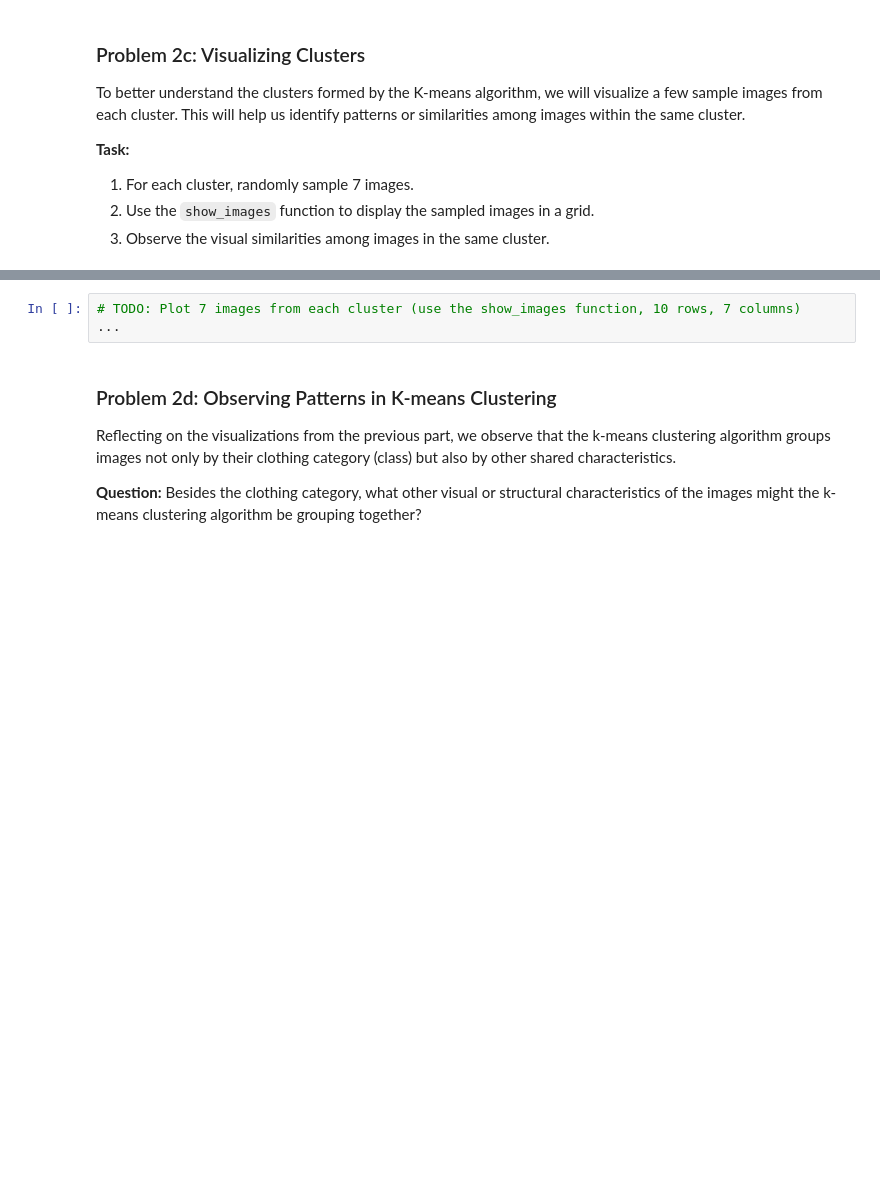
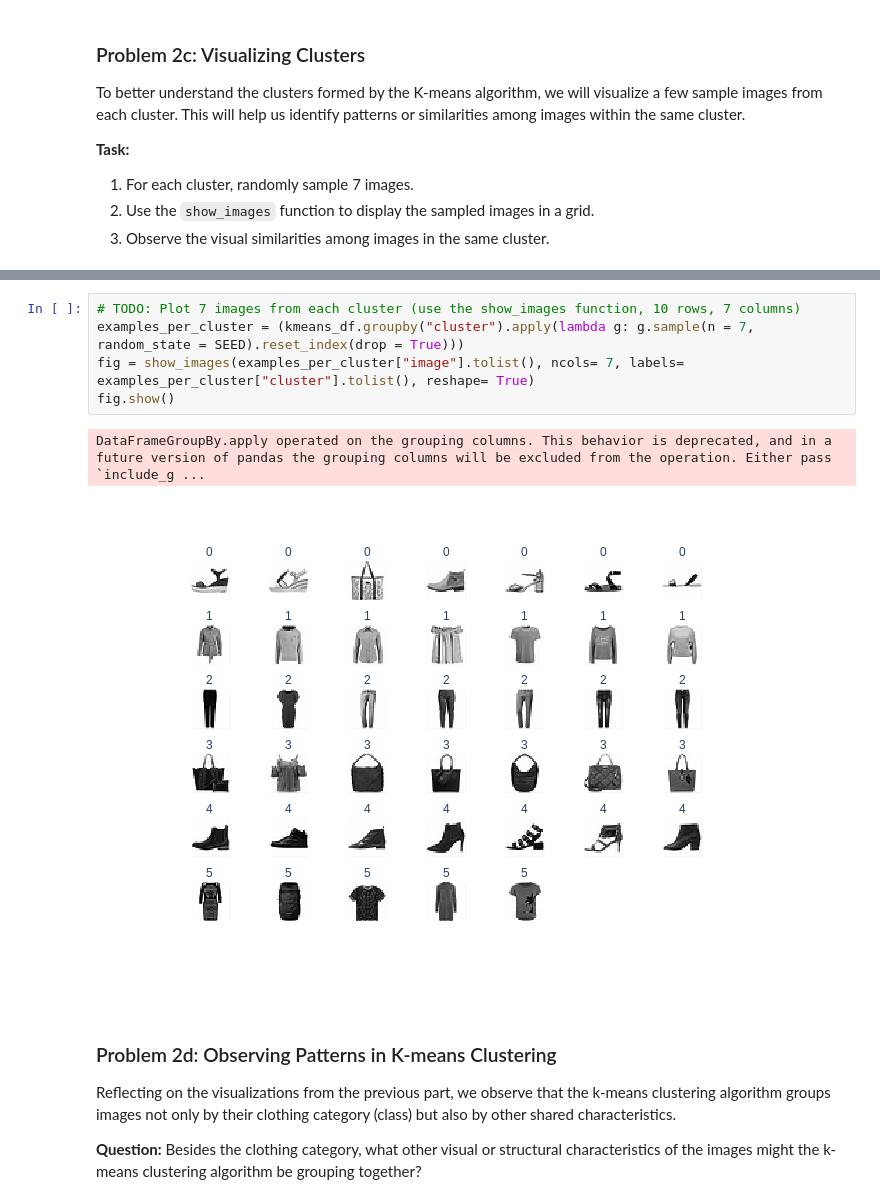
Before and after one commit to chenxixianming/fa25-student, a Jupyter notebook: hw/hw1/fashion_pt_1.ipynb, the cells around one changed output, grey strips where cells are left out. Cells and saved outputs as stored; diff of their text form; blank space fills up the shorter version.

```diff
--- a/hw/hw1/fashion_pt_1.ipynb
+++ b/hw/hw1/fashion_pt_1.ipynb
@@ -408,7 +485,12 @@ To better understand the clusters formed by the K-means algorithm, we will visua
 <!-- BEGIN QUESTION -->
 # %%
 # TODO: Plot 7 images from each cluster (use the show_images function, 10 rows, 7 columns)
-...
+examples_per_cluster = (kmeans_df.groupby("cluster").apply(lambda g: g.sample(n = 7, random_state = SEED).reset_index(drop = True)))
+fig = show_images(examples_per_cluster["image"].tolist(), ncols= 7, labels= examples_per_cluster["cluster"].tolist(), reshape= True)
+fig.show()
+# %% [output]
+DataFrameGroupBy.apply operated on the grouping columns. This behavior is deprecated, and in a future version of pandas the grouping columns will be excluded from the operation. Either pass `include_g ...
+[figure, added]
 # %% [markdown]
 <!-- END QUESTION -->
 
```
Also changed, not shown: parts of 17 cells of this notebook.
